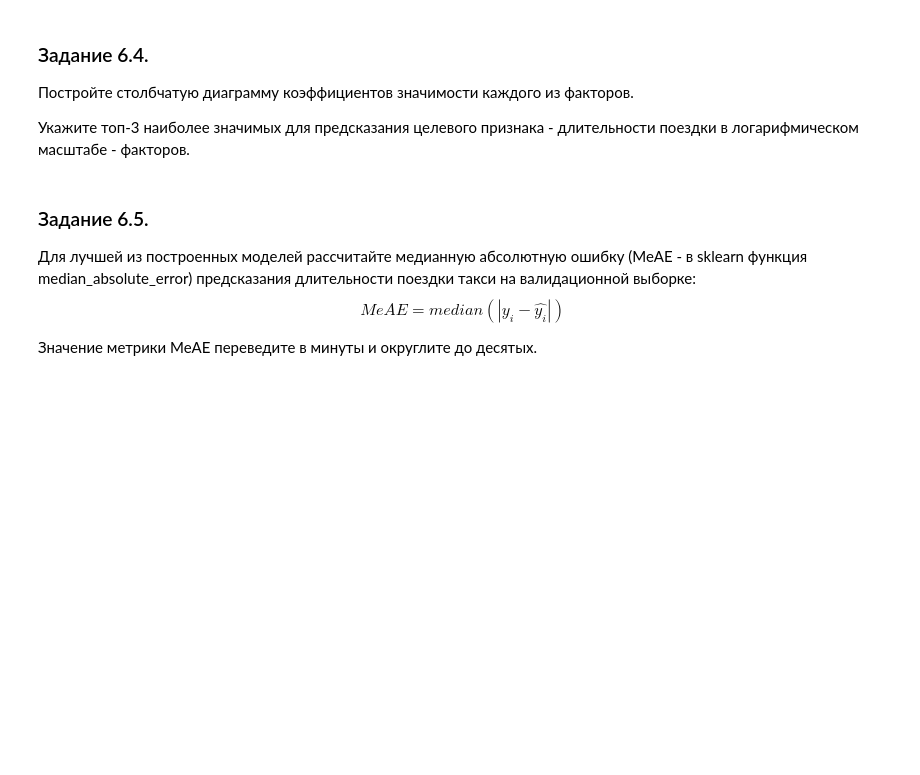
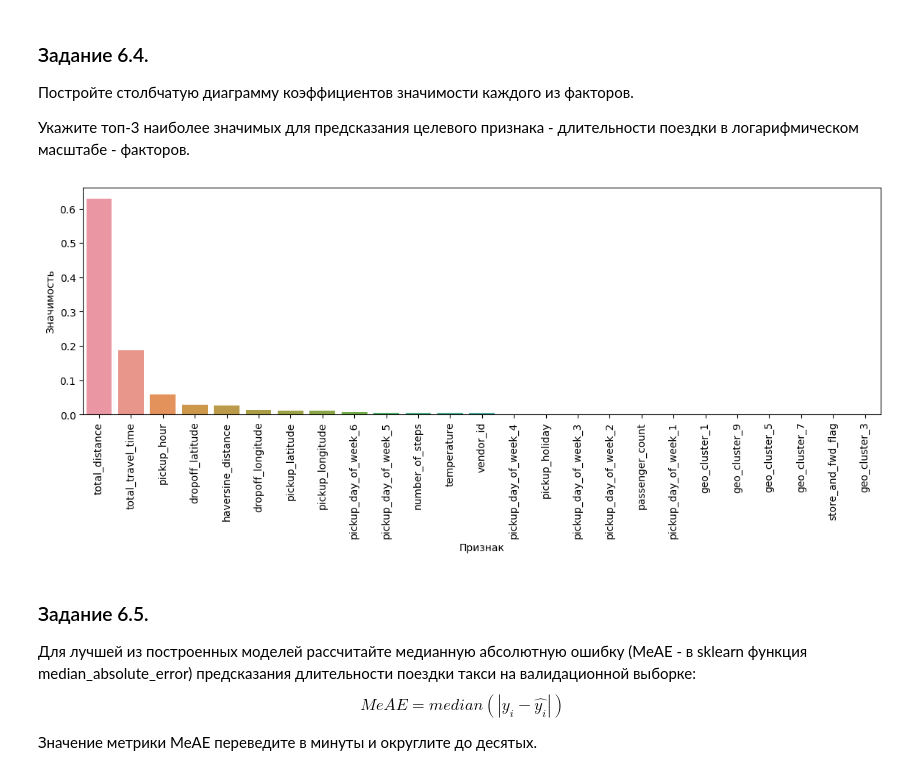
Before and after one commit to killri/sf_data_science, a Jupyter notebook: project_5_regression/Project-5-NYC-taxi.ipynb, the cells around one changed output. Cells and saved outputs as stored; diff of their text form; code cells hidden in the pictures; blank space fills up the shorter version.

```diff
--- a/project_5_regression/Project-5-NYC-taxi.ipynb
+++ b/project_5_regression/Project-5-NYC-taxi.ipynb
@@ -920,0 +952,8 @@ max_depths = range(7, 20)
+# %%
+RFR_model = ensemble.RandomForestRegressor(n_estimators=200, max_depth=12, criterion='squared_error',
+                                           min_samples_split=20, random_state=42)
+RFR_model.fit(X_train,y_train_log)
+y_train_log_pred = RFR_model.predict(X_train)
+y_valid_log_pred = RFR_model.predict(X_valid)
+print('RMSLE на обучающих данных: ', np.sqrt(metrics.mean_squared_error(y_train_log,y_train_log_pred)).round(2))
+print('RMSLE на валидационных данных: ', np.sqrt(metrics.mean_squared_error(y_valid_log,y_valid_log_pred)).round(2))
@@ -932,0 +973,8 @@ max_depths = range(7, 20)
+# %%
+GBR_model = ensemble.GradientBoostingRegressor(learning_rate=0.5, n_estimators=100, max_depth=6,
+                                           min_samples_split=30, random_state=42)
+GBR_model.fit(X_train,y_train_log)
+y_train_log_pred = GBR_model.predict(X_train)
+y_valid_log_pred = GBR_model.predict(X_valid)
+print('RMSLE на обучающих данных: ', np.sqrt(metrics.mean_squared_error(y_train_log,y_train_log_pred)).round(2))
+print('RMSLE на валидационных данных: ', np.sqrt(metrics.mean_squared_error(y_valid_log,y_valid_log_pred)).round(2))
@@ -948,3 +997,13 @@ max_depths = range(7, 20)
+# %%
+feature_importance = np.array( [X_train.columns, GBR_model.feature_importances_])
+feature_importance_df = pd.DataFrame(feature_importance.T, columns=['Признак','Значимость'])
+feature_importance_df = feature_importance_df.sort_values(by='Значимость', ascending=False)
+
+fig, ax = plt.subplots(figsize=(14, 4))
+vis = sns.barplot(feature_importance_df, x='Признак',y='Значимость')
+vis.xaxis.set_tick_params(rotation=90)
+# %% [output]
+[figure, added]
 # %% [markdown]
 ### Задание 6.5.
 Для лучшей из построенных моделей рассчитайте медианную абсолютную ошибку (MeAE - в sklearn функция median_absolute_error) предсказания длительности поездки такси на валидационной выборке:
```
Also changed, not shown: parts of 25 cells of this notebook, 2 other files.
